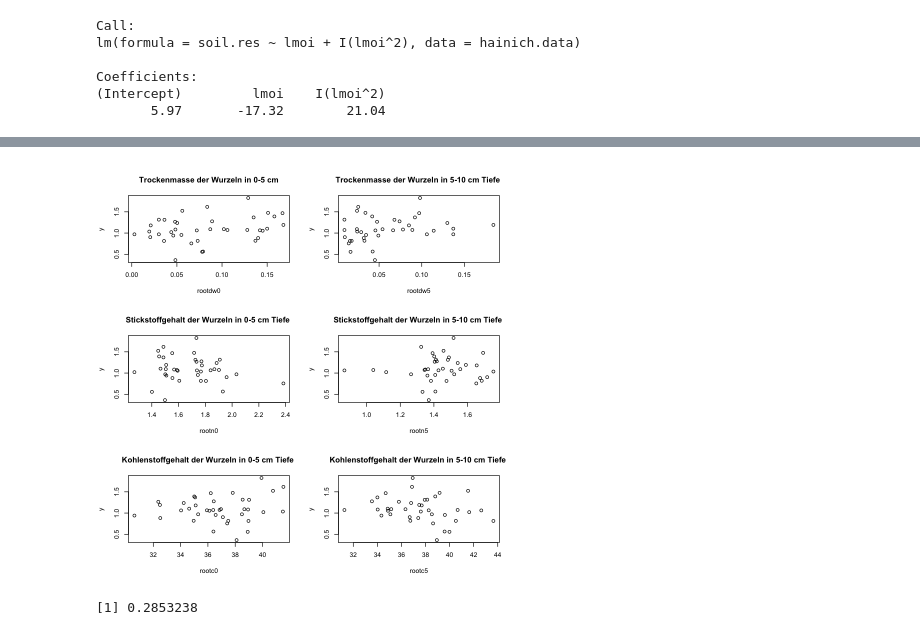
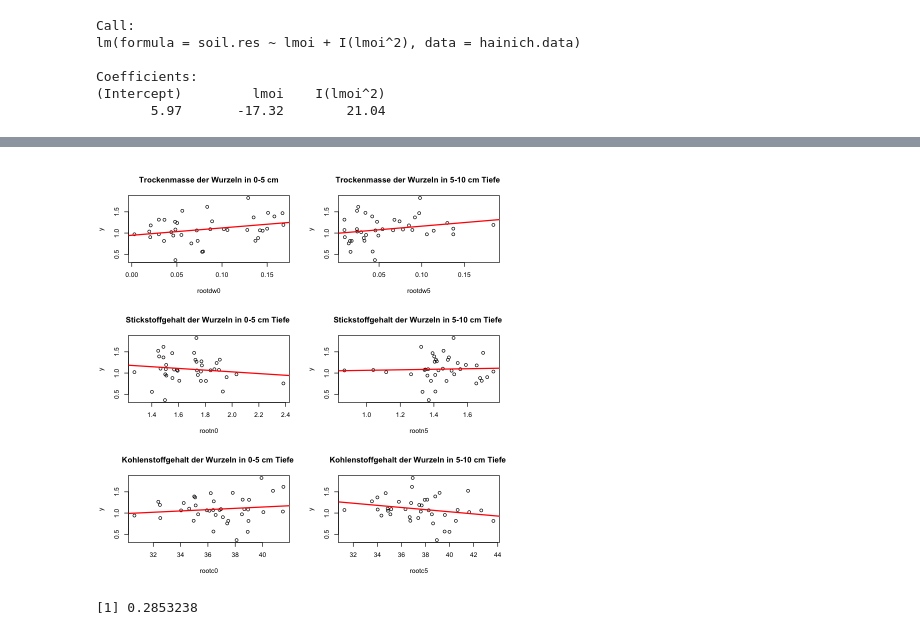
Before and after one commit to anshkhubchandani/statistik, a Jupyter notebook: projekt10.ipynb, the cells around one changed output, grey strips where cells are left out. Drawn from its saved outputs; the diff is of its cells as text; code cells hidden in the pictures.

```diff
--- a/projekt10.ipynb
+++ b/projekt10.ipynb
@@ -228,18 +271,22 @@ cor(y, hainich.data$ph.soil5) #negative korrelation
 # %%
 # Würzeln
 par(mfrow=c(3,2))
 plot(y ~ rootdw0, hainich.data, main="Trockenmasse der Wurzeln in 0-5 cm")
+abline(lm(y ~ rootdw0, data=hainich.data), col= "red", lwd=2)
 plot(y ~ rootdw5, hainich.data, main="Trockenmasse der Wurzeln in 5-10 cm Tiefe ")
-
+abline(lm(y ~ rootdw5, data=hainich.data), col= "red", lwd=2)
 
 plot(y ~ rootn0, hainich.data, main="Stickstoffgehalt der Wurzeln in 0-5 cm Tiefe ")
+abline(lm(y ~ rootn0, data=hainich.data), col= "red", lwd=2)
 plot(y ~ rootn5, hainich.data, main="Stickstoffgehalt der Wurzeln in 5-10 cm Tiefe ")
-
+abline(lm(y ~ rootn5, data=hainich.data), col= "red", lwd=2)
 
 plot(y ~ rootc0, hainich.data, main="Kohlenstoffgehalt der Wurzeln in 0-5 cm Tiefe ")
+abline(lm(y ~ rootc0, data=hainich.data), col= "red", lwd=2)
 plot(y ~ rootc5, hainich.data, main="Kohlenstoffgehalt der Wurzeln in 5-10 cm Tiefe ")
+abline(lm(y ~ rootc5, data=hainich.data), col= "red", lwd=2)
 # %% [output]
-[figure, old version]
+[figure, new version]
 # %%
 # Würzeln
 cor(y, hainich.data$rootdw0) #hoher
```
Also changed, not shown: parts of 19 cells of this notebook.
